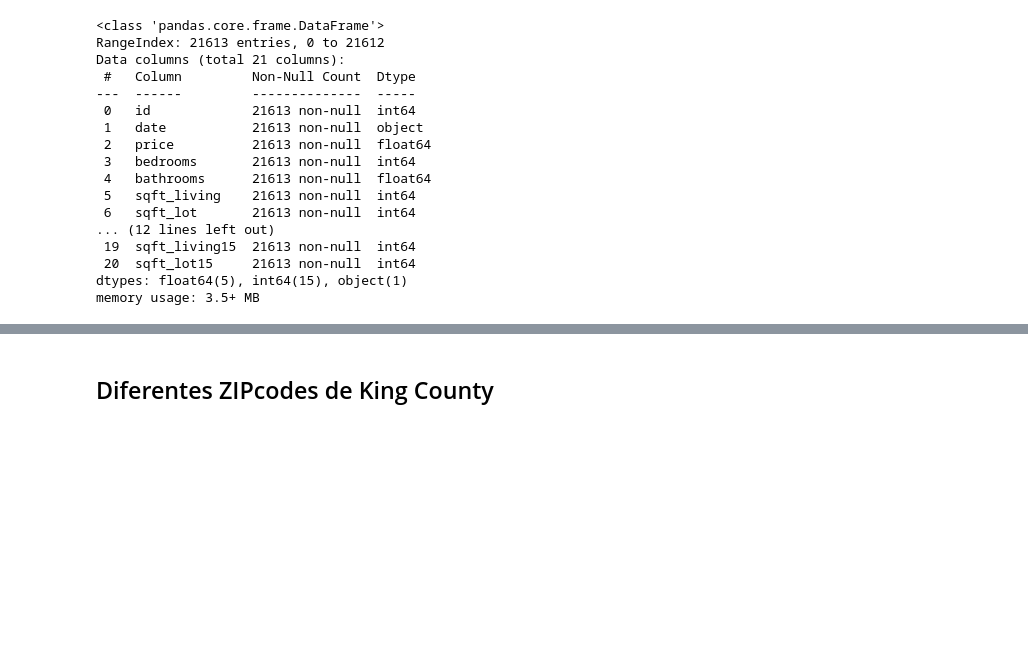
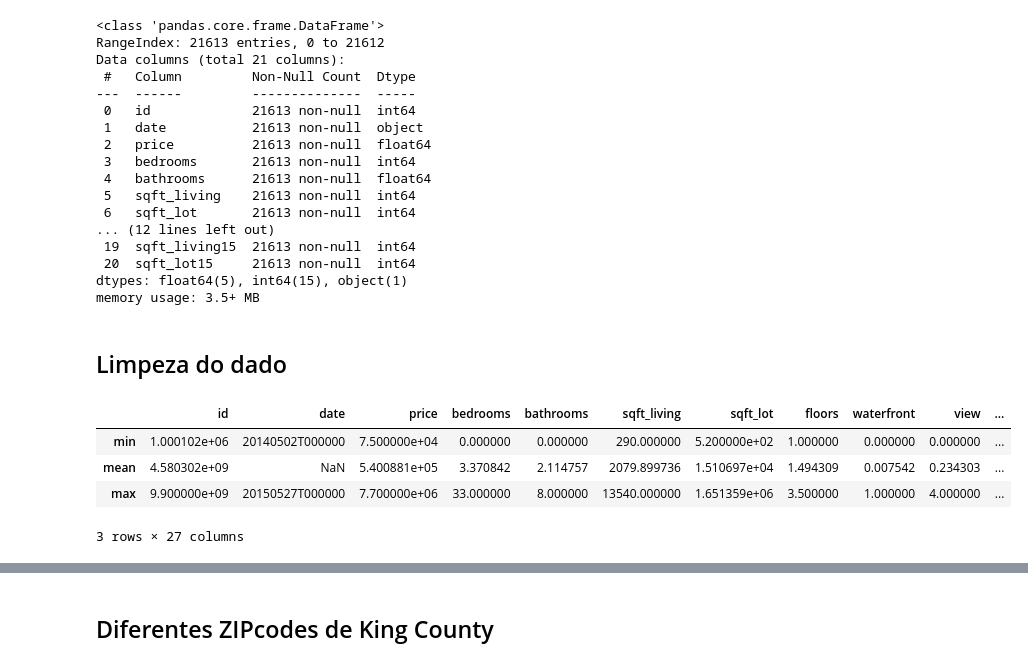
Before and after one commit to mattlamachado/King_County_DNC, a Jupyter notebook: 34012_Roof_Imoveis_1.0.ipynb, the cells around one changed output, grey strips where cells are left out. Drawn from its saved outputs; the diff is of its cells as text; code cells hidden in the pictures; blank space fills up the shorter version.

```diff
--- a/34012_Roof_Imoveis_1.0.ipynb
+++ b/34012_Roof_Imoveis_1.0.ipynb
@@ -33,3 +33,13 @@ Data columns (total 21 columns):
  20  sqft_lot15     21613 non-null  int64
 dtypes: float64(5), int64(15), object(1)
 memory usage: 3.5+ MB
+# %% [markdown]
+## Limpeza do dado
+# %%
+display(roof_c.agg(['min', 'mean', 'max']))
+# %% [output]
+|  | id | date | price | bedrooms | bathrooms | sqft_living | sqft_lot | floors | waterfront | view | ... |
+| min | 1.000102e+06 | 20140502T000000 | 7.500000e+04 | 0.000000 | 0.000000 | 290.000000 | 5.200000e+02 | 1.000000 | 0.000000 | 0.000000 | ... |
+| mean | 4.580302e+09 | NaN | 5.400881e+05 | 3.370842 | 2.114757 | 2079.899736 | 1.510697e+04 | 1.494309 | 0.007542 | 0.234303 | ... |
+| max | 9.900000e+09 | 20150527T000000 | 7.700000e+06 | 33.000000 | 8.000000 | 13540.000000 | 1.651359e+06 | 3.500000 | 1.000000 | 4.000000 | ... |
+3 rows × 27 columns
```
Also changed, not shown: parts of 8 cells of this notebook.
